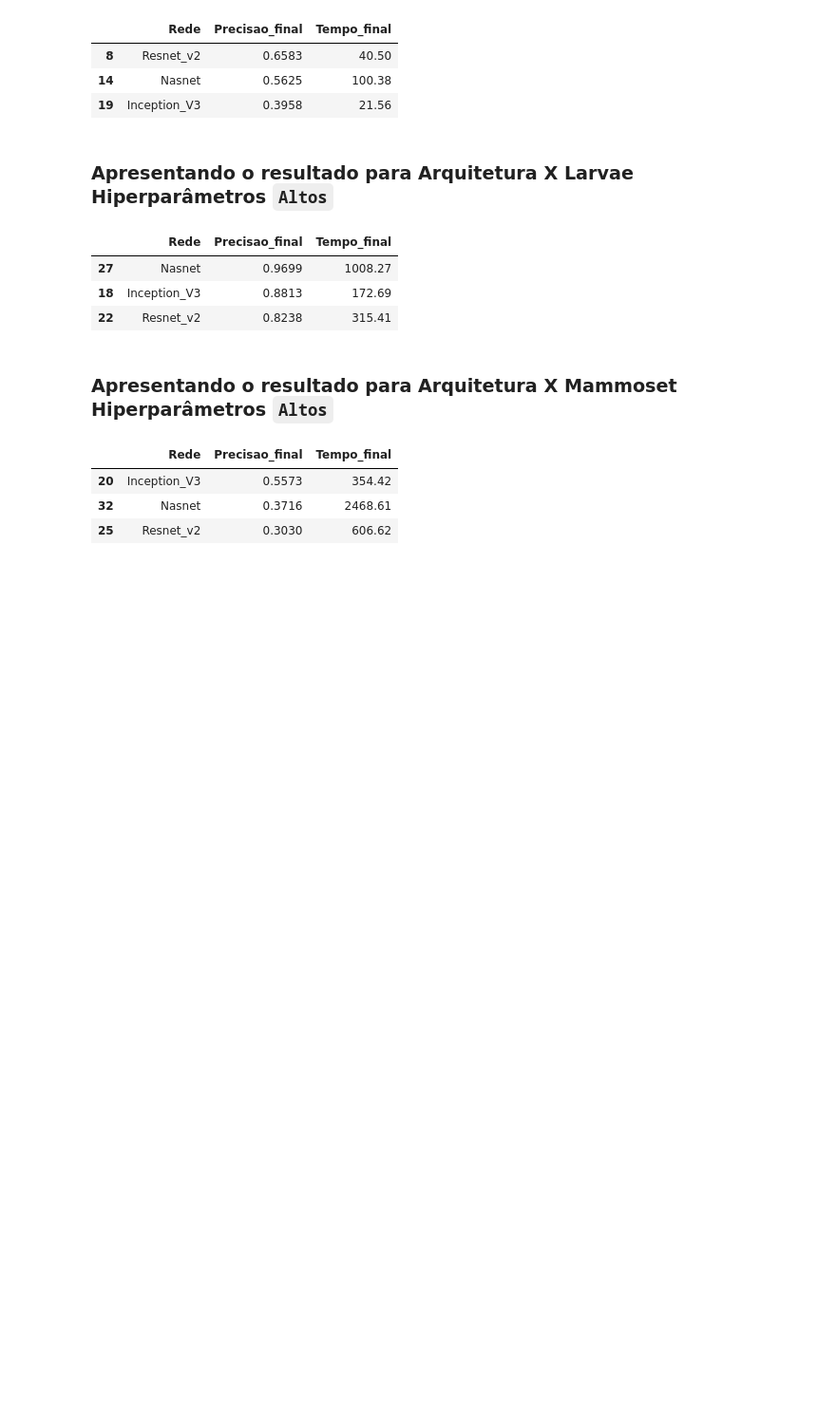
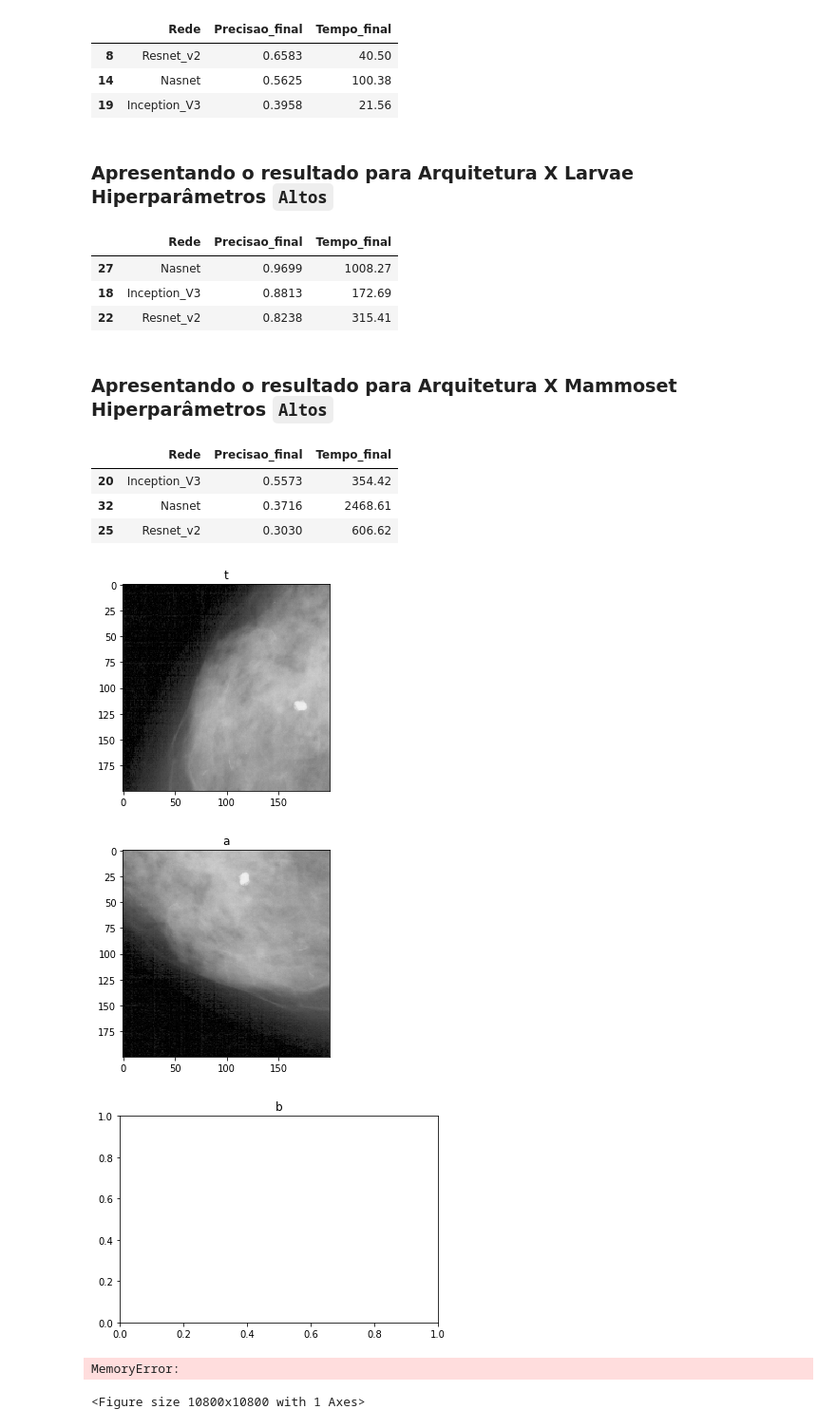
Before and after one commit to ViniciusLavorte/Python, a Jupyter notebook: Analise_geral_tcc2.ipynb, the cells around one changed output. Shown at 95% size. Drawn from its saved outputs; the diff is of its cells as text; code cells hidden in the pictures; blank space fills up the shorter version.

```diff
--- a/Analise_geral_tcc2.ipynb
+++ b/Analise_geral_tcc2.ipynb
@@ -266,0 +275,51 @@ base.loc[((base.Pasta == 'nasnet_mammoset_param_Alto')|(base.Pasta == 'inception
+# %%
+img1 = a.imread("augme_example/N.jpg")
+img2 = a.imread("augme_example/N90.jpg")
+img3 = a.imread("augme_example/N180.jpg")
+
+#imagem = cv2.imread("lampada.png")
+#a.imshow("Original", img)
+#plt.figure(figsize=(10,5))
+#plt.imshow(img1)
+#plt.imshow(img2)
+
+#plt.figure(figsize=(150,150,3))
+img1 = skimage.transform.resize(img1, (200,200), mode = 'reflect')
+#plt.subplot(3, 1, 1)
+#plt.ylabel('TCH')
+#plt.xlabel('INDEX')
+plt.title('t')
+plt.imshow(img1)
+plt.show()
+#plt.xticks(())
+#plt.yticks(())
+#plt.text(0.5, 0.5, 'subplot(1,2,1)', ha='center', va='center', size=24, alpha=.5)
+
+#plt.figure(figsize=(150,150,3))
+img2 = skimage.transform.resize(img2, (200,200), mode = 'reflect')
+#plt.subplot(1, 2, 1)
+#plt.ylabel('TCH')
+#plt.xlabel('INDEX')
+plt.title('a')
+plt.imshow(img2)
+plt.show()
+#plt.xticks(())
+#plt.yticks(())
+#plt.text(0.5, 0.5, 'subplot(1,2,2)', ha='center', va='center',size=24, alpha=.5)
+#plt.show()
+img3 = skimage.transform.resize(img3, (200,200), mode = 'reflect')
+#plt.subplot(1, 2, 2)
+#plt.ylabel('TCH')
+#plt.xlabel('INDEX')
+plt.title('b')
+plt.figure(figsize=(150,150))
+plt.imshow(img3)
+
+plt.tight_layout()
+plt.show()
+# %% [output]
+[figure, added]
+[figure, added]
+[figure, added]
+MemoryError:
+<Figure size 10800x10800 with 1 Axes>
```
Also changed, not shown: parts of 8 cells of this notebook, 9 other files.
